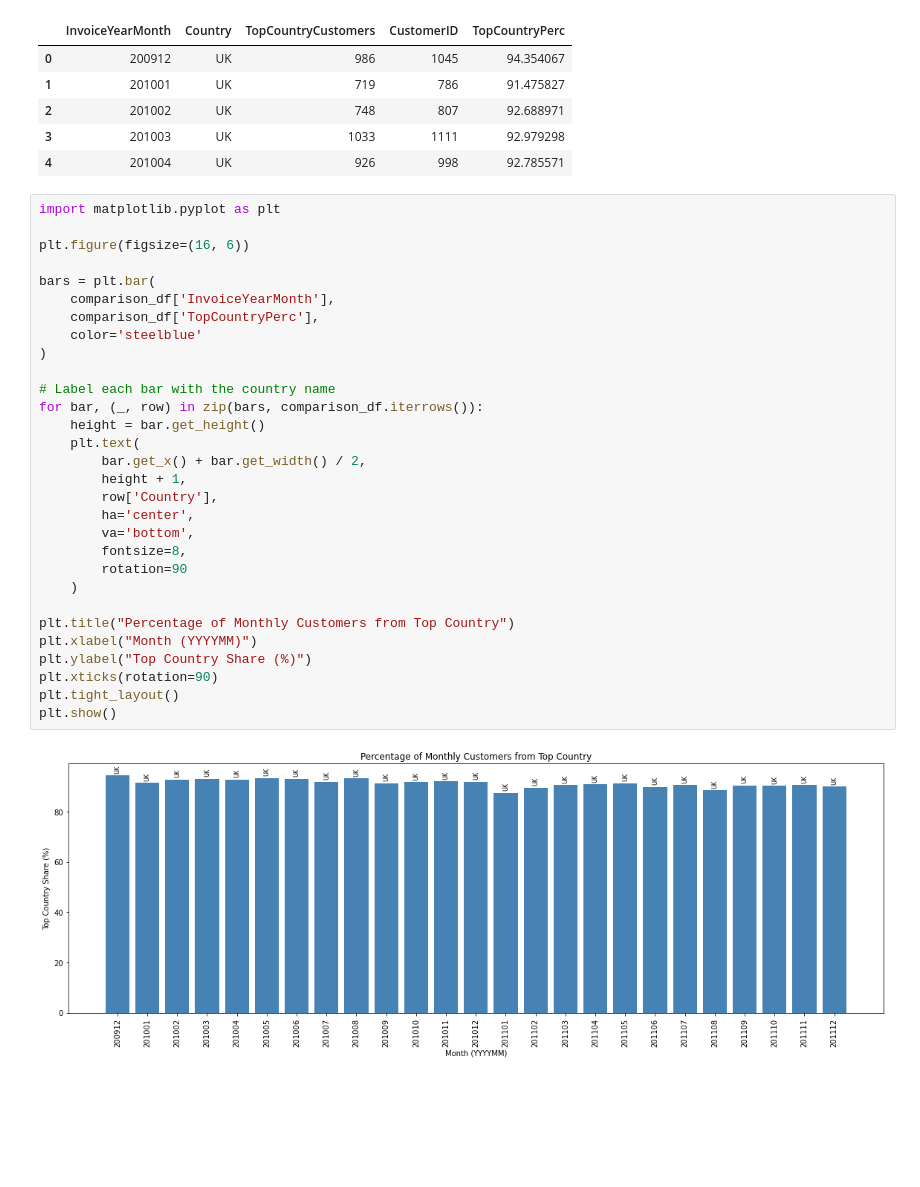
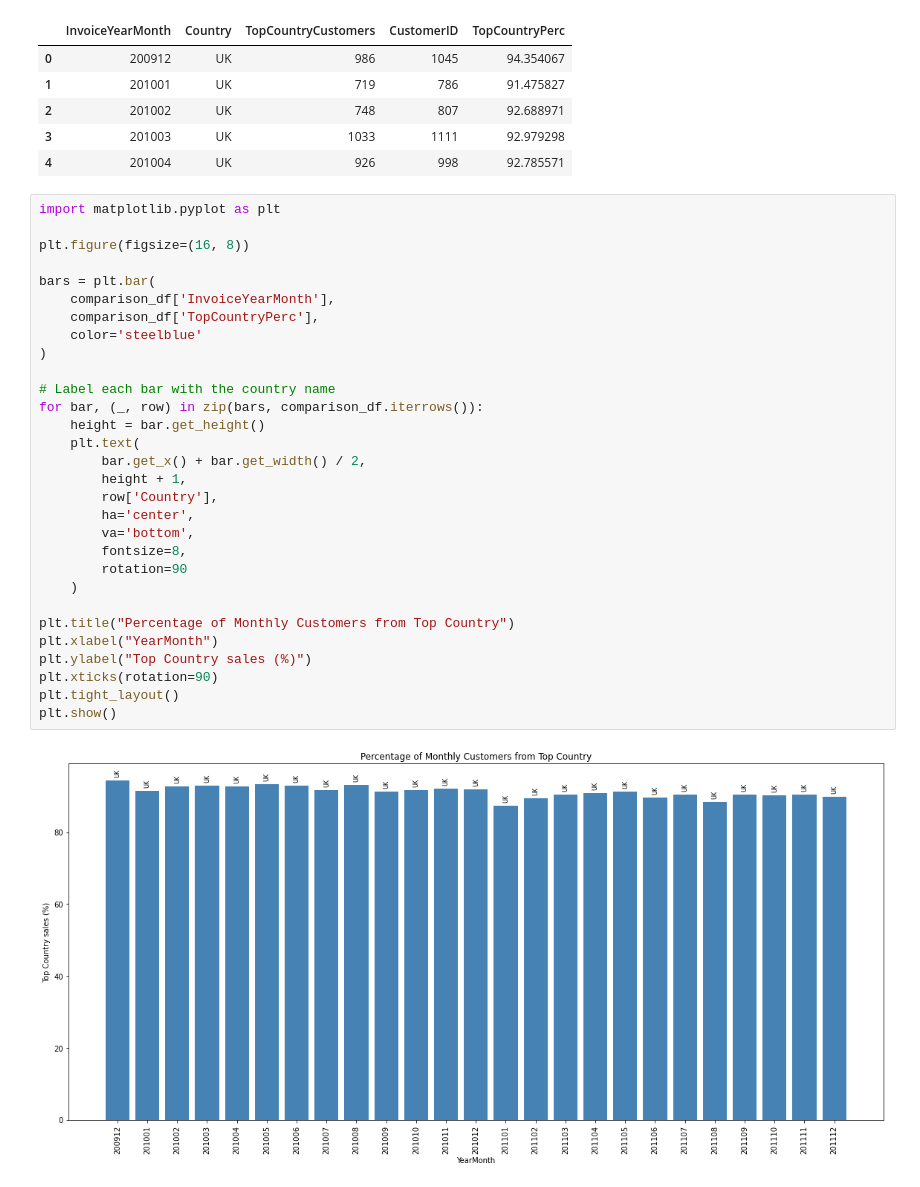
Before and after one commit to jarviscanada/jarvis_data_eng_KantyGakima, a Jupyter notebook: python_data_analytics/retail_data_analytics_wrangling.ipynb, the cells around one changed output. Drawn from its saved outputs; the diff is of its cells as text; blank space fills up the shorter version.

Commit message:
bonus analysis plot correction

```diff
--- a/python_data_analytics/retail_data_analytics_wrangling.ipynb
+++ b/python_data_analytics/retail_data_analytics_wrangling.ipynb
@@ -567,32 +567,32 @@ comparison_df.head()
 # %%
 import matplotlib.pyplot as plt
 
-plt.figure(figsize=(16, 6))
+plt.figure(figsize=(16, 8))
 
 bars = plt.bar(
     comparison_df['InvoiceYearMonth'],
     comparison_df['TopCountryPerc'],
     color='steelblue'
 )
 
 # Label each bar with the country name
 for bar, (_, row) in zip(bars, comparison_df.iterrows()):
     height = bar.get_height()
     plt.text(
         bar.get_x() + bar.get_width() / 2,
         height + 1,
         row['Country'],
         ha='center',
         va='bottom',
         fontsize=8,
         rotation=90
     )
 
 plt.title("Percentage of Monthly Customers from Top Country")
-plt.xlabel("Month (YYYYMM)")
-plt.ylabel("Top Country Share (%)")
+plt.xlabel("YearMonth")
+plt.ylabel("Top Country sales (%)")
 plt.xticks(rotation=90)
 plt.tight_layout()
 plt.show()
 # %% [output]
-[figure, old version]
+[figure, new version]
```
